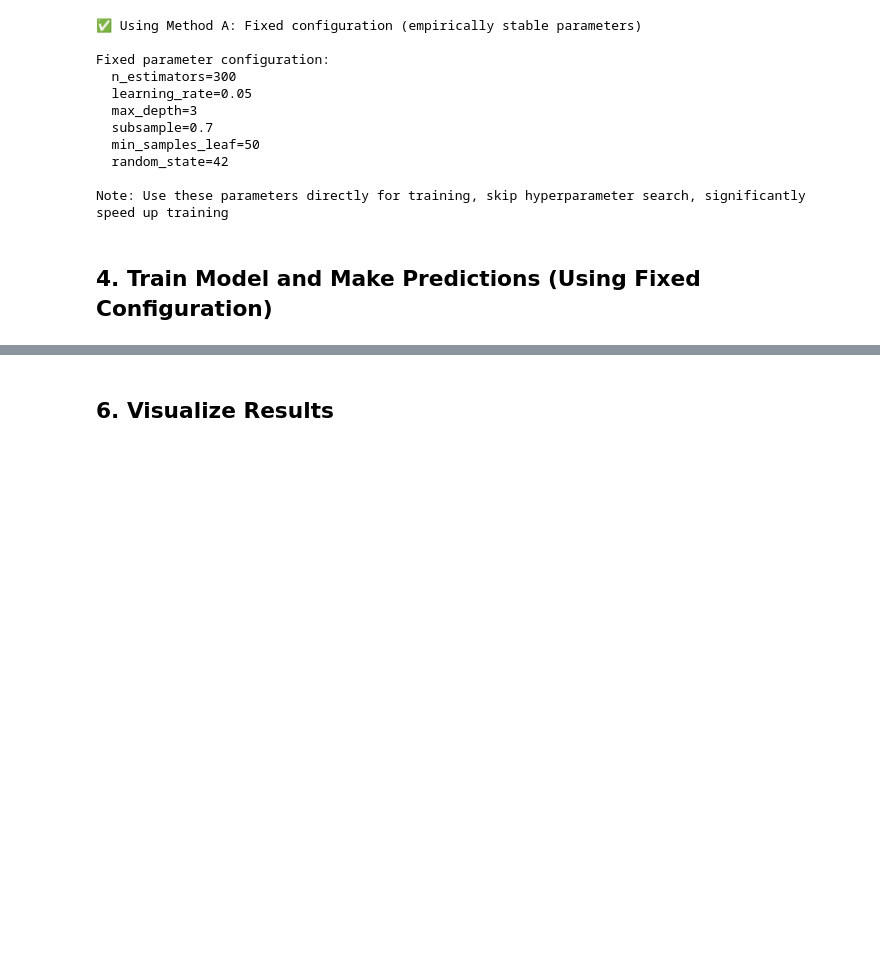
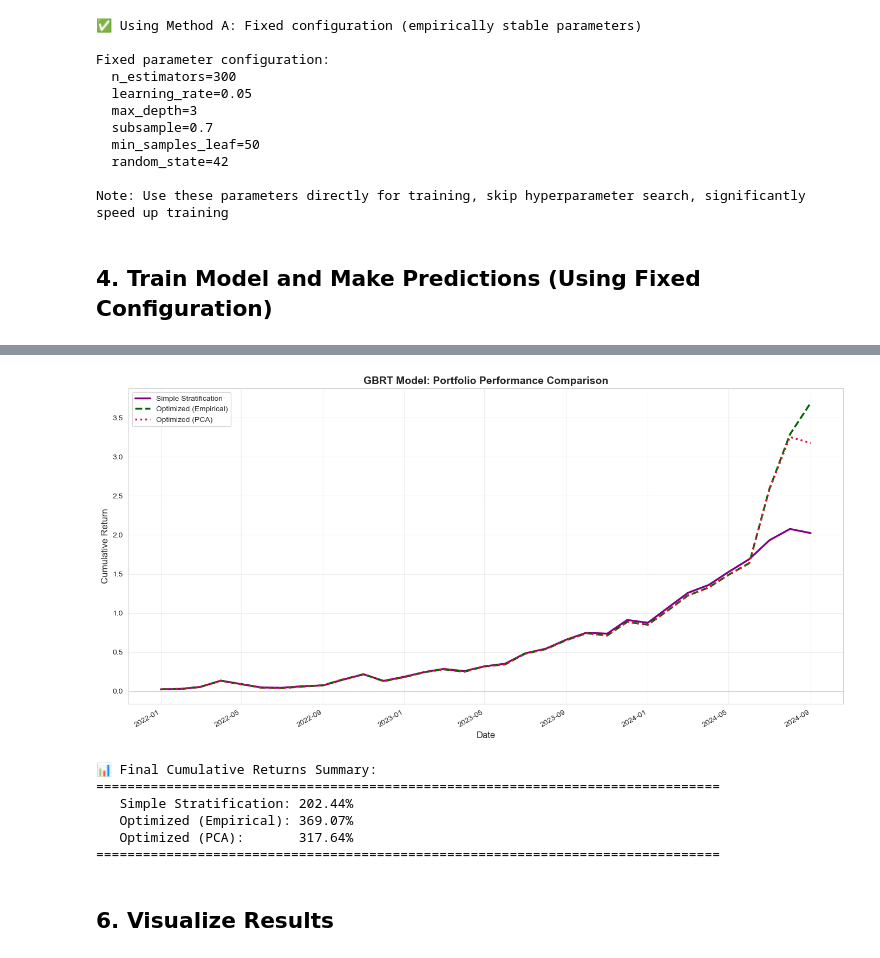
Before and after one commit to KevinG273/IEOR4576_Project, a Jupyter notebook: 8_GBRT_Model.ipynb, the cells around one changed output, grey strips where cells are left out. Saved outputs shown, nothing was run; the diff lists cells and outputs as text; code cells hidden in the pictures; blank space fills up the shorter version.

```diff
--- a/8_GBRT_Model.ipynb
+++ b/8_GBRT_Model.ipynb
@@ -269,3 +503,47 @@ print("=" * 50)
+# %%
+# ============================================================================
+# Visualize Cumulative Returns Comparison
+# ============================================================================
+fig, ax = plt.subplots(1, 1, figsize=(14, 7))
+
+# Calculate cumulative returns
+portfolio_df['cumulative_return'] = (1 + portfolio_df['long_short']).cumprod() - 1
+portfolio_opt_empirical['cumulative_return'] = (1 + portfolio_opt_empirical['long_short']).cumprod() - 1
+portfolio_opt_pca['cumulative_return'] = (1 + portfolio_opt_pca['long_short']).cumprod() - 1
+
+# Plot all three methods
+ax.plot(portfolio_df['date'], portfolio_df['cumulative_return'],
+        linewidth=2.5, label='Simple Stratification', color='purple')
+ax.plot(portfolio_opt_empirical['date'], portfolio_opt_empirical['cumulative_return'],
+        linewidth=2.5, label='Optimized (Empirical)', color='darkgreen', linestyle='--')
+ax.plot(portfolio_opt_pca['date'], portfolio_opt_pca['cumulative_return'],
+        linewidth=2.5, label='Optimized (PCA)', color='crimson', linestyle=':')
+
+ax.set_title('GBRT Model: Portfolio Performance Comparison', fontsize=14, fontweight='bold')
+ax.set_xlabel('Date', fontsize=12)
+ax.set_ylabel('Cumulative Return', fontsize=12)
+ax.grid(True, alpha=0.3)
+ax.axhline(y=0, color='gray', linestyle='-', alpha=0.3, linewidth=1)
+ax.legend(fontsize=10, loc='best')
+fig.autofmt_xdate()
+
+plt.tight_layout()
+plt.show()
+
+print("\n📊 Final Cumulative Returns Summary:")
+print("=" * 80)
+print(f"   Simple Stratification: {portfolio_df['cumulative_return'].iloc[-1]:.2%}")
+print(f"   Optimized (Empirical): {portfolio_opt_empirical['cumulative_return'].iloc[-1]:.2%}")
+print(f"   Optimized (PCA):       {portfolio_opt_pca['cumulative_return'].iloc[-1]:.2%}")
+print("=" * 80)
+# %% [output]
+[figure, added]
+📊 Final Cumulative Returns Summary:
+================================================================================
+   Simple Stratification: 202.44%
+   Optimized (Empirical): 369.07%
+   Optimized (PCA):       317.64%
+================================================================================
 # %% [markdown]
 ## 6. Visualize Results
 # %%
```
Also changed, not shown: parts of 9 cells of this notebook, 8 other files.
